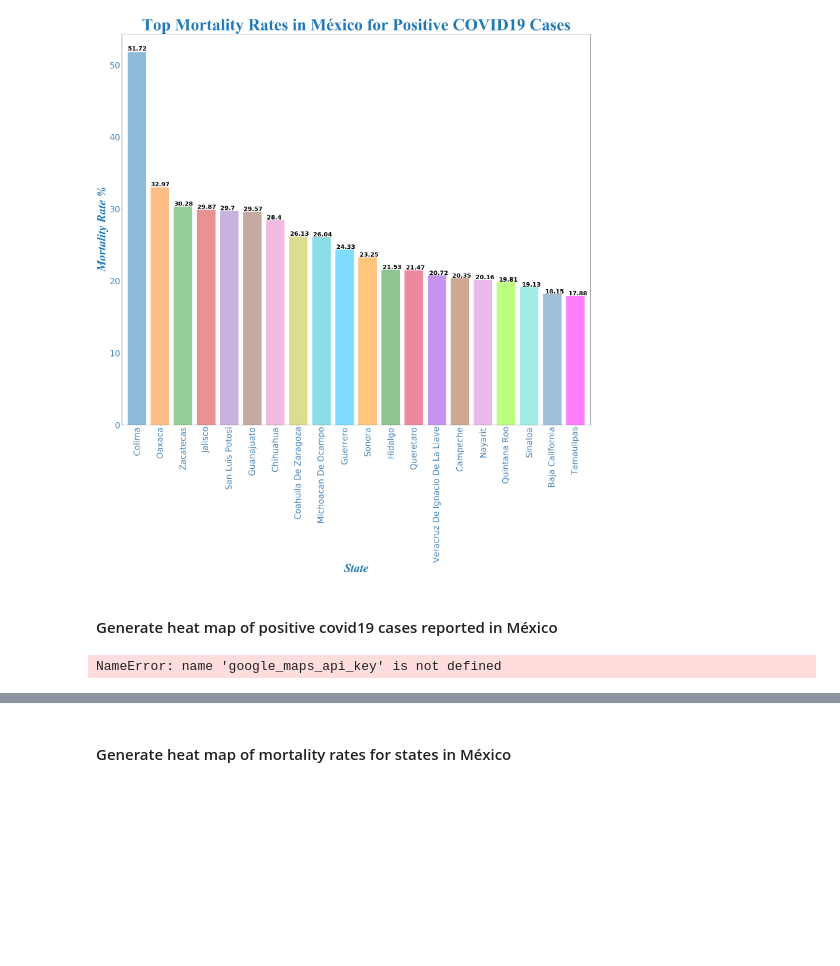
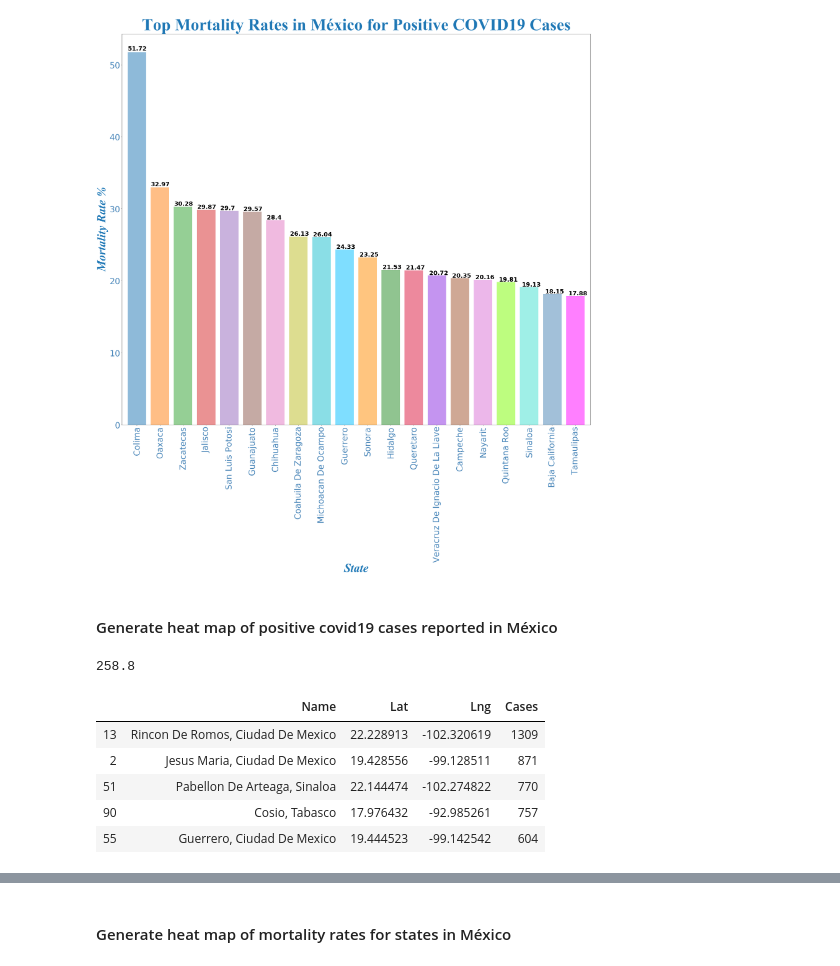
Before and after one commit to millennial-web/team-project-1-covid19-mx, a Jupyter notebook: Project MX COVID-19.ipynb, the cells around one changed output, grey strips where cells are left out. Drawn from its saved outputs; the diff is of its cells as text; code cells hidden in the pictures; blank space fills up the shorter version.

```diff
--- a/Project MX COVID-19.ipynb
+++ b/Project MX COVID-19.ipynb
@@ -1715,33 +1709,39 @@ plt.show()
 #### Generate heat map of positive covid19 cases reported in México
 # %%
 # Configure gmaps with API key
-gmaps.configure(api_key=google_maps_api_key)
+gmaps.configure(api_key=google_maps_api_key2)
 
 # Store Latitude and Longitude into coords
 coords = cities_df[["Lat", "Lng"]].astype(float)
 
 # Create new cases column in data frame
 cities_df["Cases"] = 0
 case_counts = []
 
 # Do a lookup for each city and get number of positive cases reported
 for index, row in cities_df.iterrows():
     num_cases = len(covid_positive_df.loc[ (covid_positive_df["MUNICIPIO_RES"] + ', ' + covid_positive_df["ENTIDAD_RES"]) == row["Name"] ])
     case_counts.append(num_cases)
 
 cities_df["Cases"] = case_counts
 
 # Set type to float for Cases column
 cities_cases_df = cities_df["Cases"].astype(float)
 
 # Average of highest cases to use as reference for heat map painting
 mean_cases = cities_df["Cases"].head(10).mean()
 print(mean_cases)
 
 cities_df = cities_df.sort_values("Cases",ascending=False)
 cities_df.head()
 # %% [output]
-NameError: name 'google_maps_api_key' is not defined
+258.8
+|  | Name | Lat | Lng | Cases |
+| 13 | Rincon De Romos, Ciudad De Mexico | 22.228913 | -102.320619 | 1309 |
+| 2 | Jesus Maria, Ciudad De Mexico | 19.428556 | -99.128511 | 871 |
+| 51 | Pabellon De Arteaga, Sinaloa | 22.144474 | -102.274822 | 770 |
+| 90 | Cosio, Tabasco | 17.976432 | -92.985261 | 757 |
+| 55 | Guerrero, Ciudad De Mexico | 19.444523 | -99.142542 | 604 |
 # %%
 # Configure gmaps heat layer
 fig = gmaps.figure(center = (25.311829, -100.148240), zoom_level = 5, layout={
```
Also changed, not shown: parts of 3 cells of this notebook, 2 other files.
